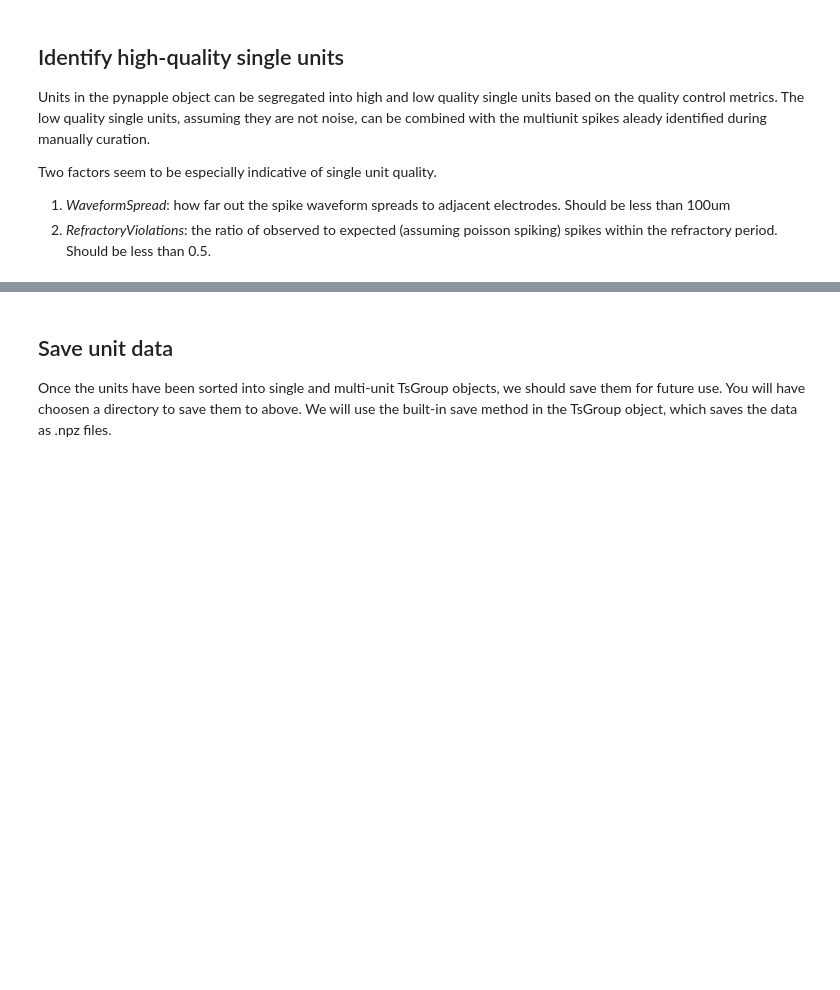
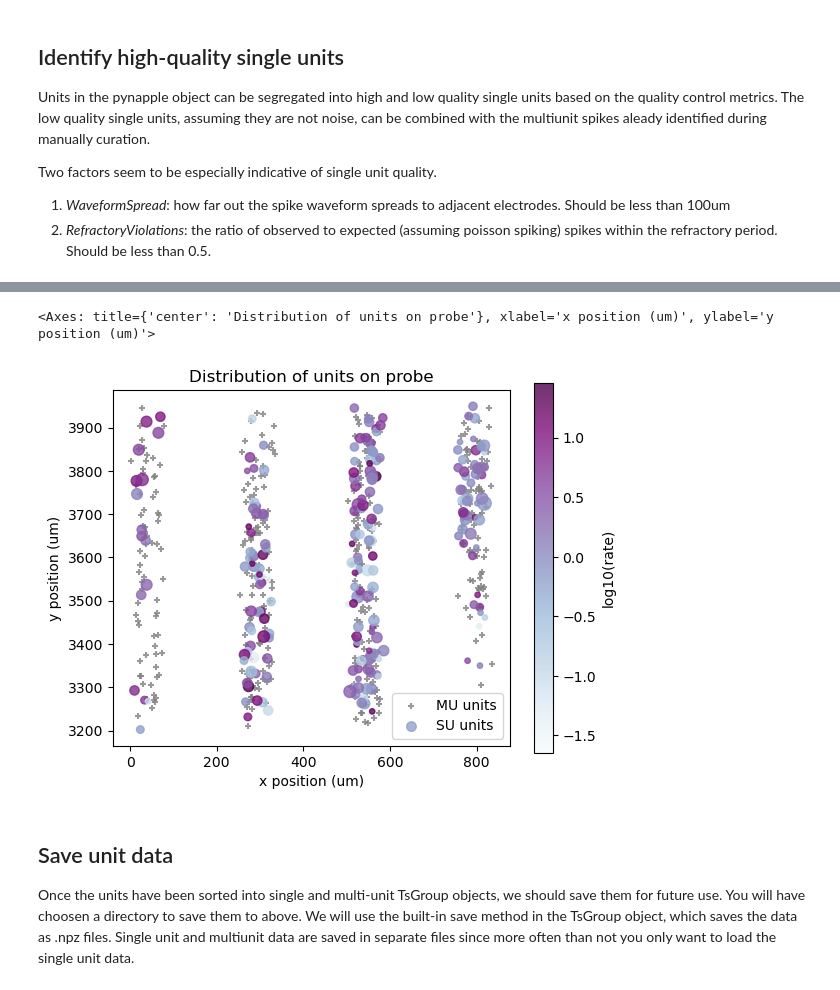
Before and after one commit to dbheadley/mimo_pack, a Jupyter notebook: templates/LoadPhySpikes.ipynb, the cells around one changed output, grey strips where cells are left out. Drawn from its saved outputs; the diff is of its cells as text; code cells hidden in the pictures; blank space fills up the shorter version.

```diff
--- a/templates/LoadPhySpikes.ipynb
+++ b/templates/LoadPhySpikes.ipynb
@@ -82,11 +83,16 @@ Now sort units into those that are high quality single units and all others as m
 # %%
-# Get su units, those with WaveformSpread < 100 and RefractoryViolations <= 0.5
+class_new = spks_meta['class'].copy()
+# Get su units, those with appropriate WaveformSpread < 100 and RefractoryViolations <= 0.5
 su_index = spks_meta[(spks_meta['WaveformSpread'] < spread_cutoff) &
                    (spks_meta['RefractoryViolations'] <= refractory_cutoff) &
                    (spks_meta['class'] == 'SU')].index
-units_su = spks_qc[su_index]
 
 # get mu units, those not in su_index and whose class is not 'Noise'
 mu_index = spks_meta[(~spks_meta.index.isin(su_index)) &
                      (spks_meta['class'] != 'Noise')].index
-units_mu = spks_qc[mu_index]
+
+
+# replace the old class with the new one
+class_new[su_index] = 'SU'
+class_new[mu_index] = 'MU'
+spks_qc.set_info(**{'class': class_new})
@@ -93,3 +102,8 @@ units_mu = spks_qc[mu_index]
+# %%
+probe_units(spks_qc, cmap='BuPu', alpha=0.8)
+# %% [output]
+<Axes: title={'center': 'Distribution of units on probe'}, xlabel='x position (um)', ylabel='y position (um)'>
+[figure, added]
 # %% [markdown]
 ## Save unit data
-Once the units have been sorted into single and multi-unit TsGroup objects, we should save them for future use. You will have choosen a directory to save them to above. We will use the built-in save method in the TsGroup object, which saves the data as .npz files.
+Once the units have been sorted into single and multi-unit TsGroup objects, we should save them for future use. You will have choosen a directory to save them to above. We will use the built-in save method in the TsGroup object, which saves the data as .npz files. Single unit and multiunit data are saved in separate files since more often than not you only want to load the single unit data.
```
Also changed, not shown: parts of 7 cells of this notebook, 8 other files.
